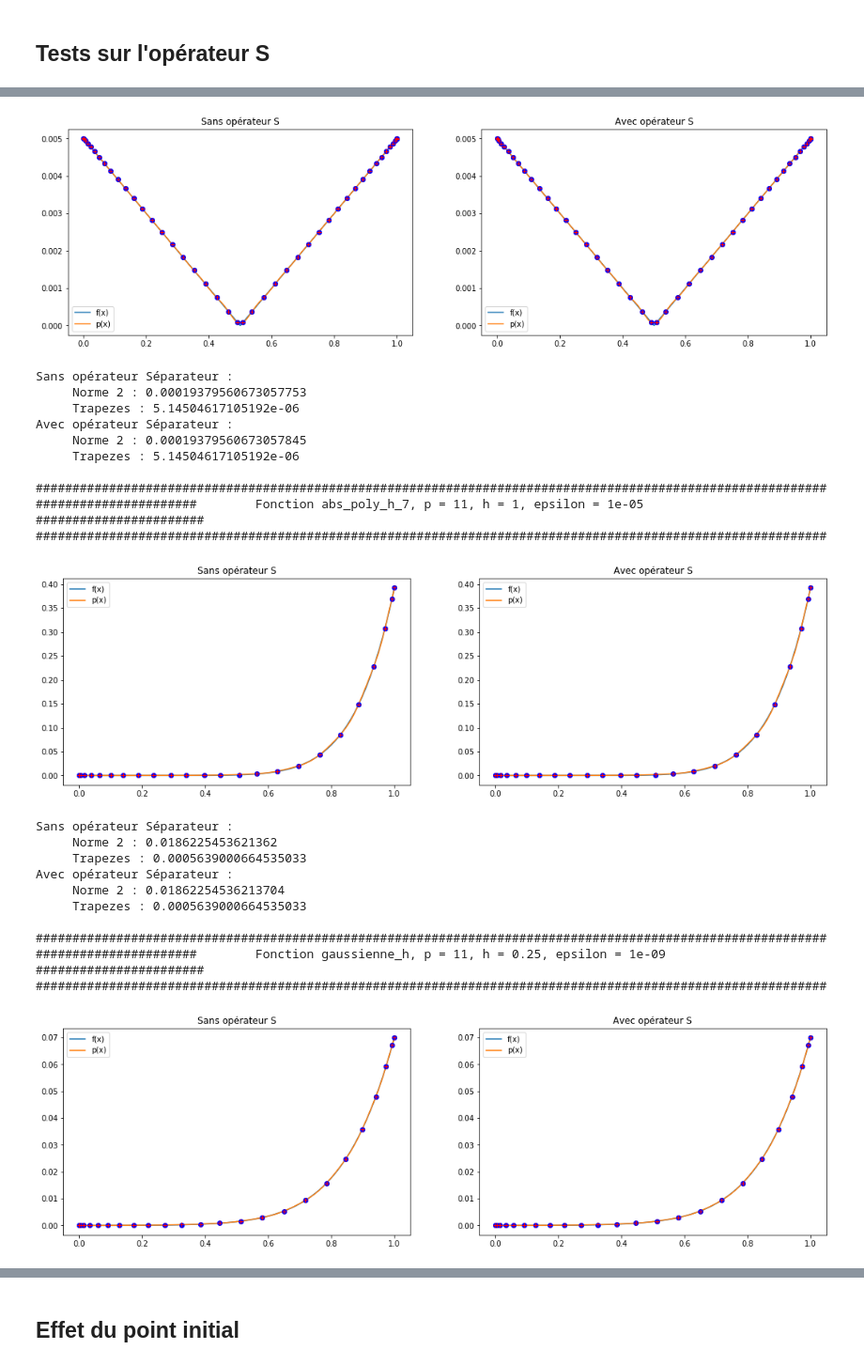
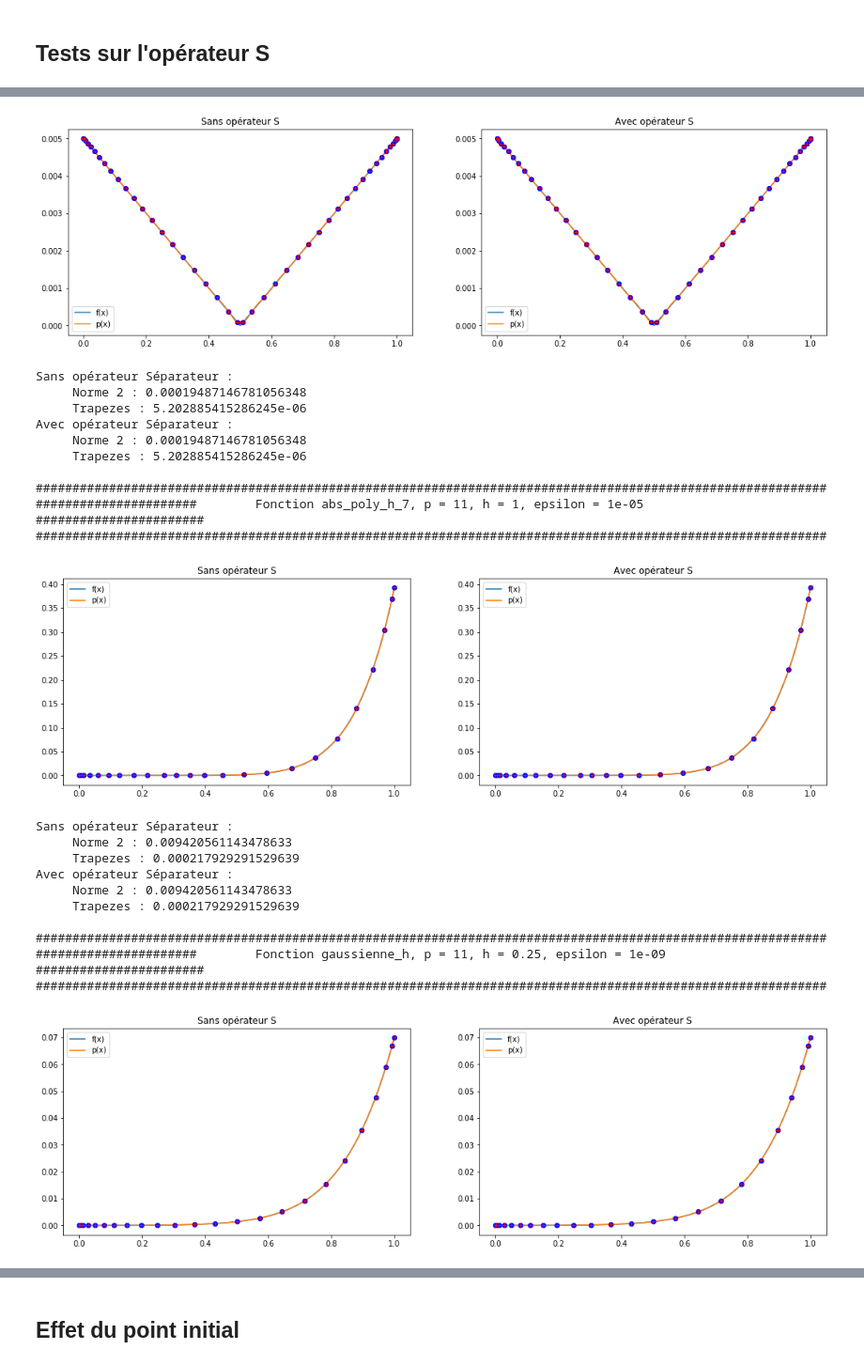
Before and after one commit to gerier/GestionDeProjet4A, a Jupyter notebook: Version Multi_Fichier/Etude_S_Init.ipynb, the cells around one changed output, grey strips where cells are left out. Shown: that part at 94% size. Cells and saved outputs as stored; diff of their text form; code cells hidden in the pictures.

```diff
--- a/Version Multi_Fichier/Etude_S_Init.ipynb
+++ b/Version Multi_Fichier/Etude_S_Init.ipynb
@@ -16,7 +16,7 @@ fonctions_test = FT.fonctions("Sans Arg","Classic")
 # %%
 def test_approx_S(p,f,h,epsilon,affichage=None,s=None,ResidusNewton=None):
     x = np.linspace(0,1,501)
-    px, param_interpol = approxh(x,p,f,h,epsilon,s,ResidusNewton)
+    px, param_interpol,nb_iter = approxh(x,p,f,h,epsilon,s=s,ResidusNewton=ResidusNewton)
 
     interp, a_alpha,b_beta = param_interpol
     Ap = a_alpha(p,f,h,interp[:p+1],interp,epsilon)
@@ -46,48 +46,48 @@ for i in range(3):
     print("############################################################################################################")
     print("######################        Fonction "+name+", p = "+str(p[i])+", h = "+str(h[i])+", epsilon = "\
           +str(epsilon[i])+"     #######################")
     print("############################################################################################################")
     plt.figure(0,figsize=(18,5))
     plt.subplot(1,2,1)
-    sansS = test_approx_S(p[i],fonctions[i],h[i],epsilon[i],1,0)
+    sansS = test_approx_S(p[i],fonctions[i],h[i],epsilon[i],1,1)
     plt.title("Sans opérateur S")
     plt.subplot(1,2,2)
     avecS = test_approx_S(p[i],fonctions[i],h[i],epsilon[i],1,1)
     plt.title("Avec opérateur S")
     plt.show()
 
     print("Sans opérateur Séparateur : ")
     print("     Norme 2 :", npl.norm(sansS[0]-sansS[1]))
     print("     Trapezes :", trapezes(sansS[0]-sansS[1]))
     print("Avec opérateur Séparateur : ")
     print("     Norme 2 :", npl.norm(avecS[0]-avecS[1]))
     print("     Trapezes :",trapezes(sansS[0]-sansS[1]))
     print()
 # %% [output]
 ############################################################################################################
 ######################        Fonction absolu_h_retard, p = 21, h = 0.01, epsilon = 1e-09     #######################
 ############################################################################################################
 [figure]
 Sans opérateur Séparateur :
-     Norme 2 : 0.00019379560673057753
-     Trapezes : 5.14504617105192e-06
+     Norme 2 : 0.00019487146781056348
+     Trapezes : 5.202885415286245e-06
 Avec opérateur Séparateur :
-     Norme 2 : 0.00019379560673057845
-     Trapezes : 5.14504617105192e-06
+     Norme 2 : 0.00019487146781056348
+     Trapezes : 5.202885415286245e-06
 
 ############################################################################################################
 ######################        Fonction abs_poly_h_7, p = 11, h = 1, epsilon = 1e-05     #######################
 ############################################################################################################
-[figure, old version]
+[figure, new version]
 Sans opérateur Séparateur :
-     Norme 2 : 0.0186225453621362
-     Trapezes : 0.0005639000664535033
+     Norme 2 : 0.009420561143478633
+     Trapezes : 0.000217929291529639
 Avec opérateur Séparateur :
-     Norme 2 : 0.01862254536213704
-     Trapezes : 0.0005639000664535033
+     Norme 2 : 0.009420561143478633
+     Trapezes : 0.000217929291529639
 
 ############################################################################################################
 ######################        Fonction gaussienne_h, p = 11, h = 0.25, epsilon = 1e-09     #######################
 ############################################################################################################
-[figure, old version]
+[figure, new version]
 Sans opérateur Séparateur :
```
Also changed, not shown: parts of 5 cells of this notebook, 7 other files.
